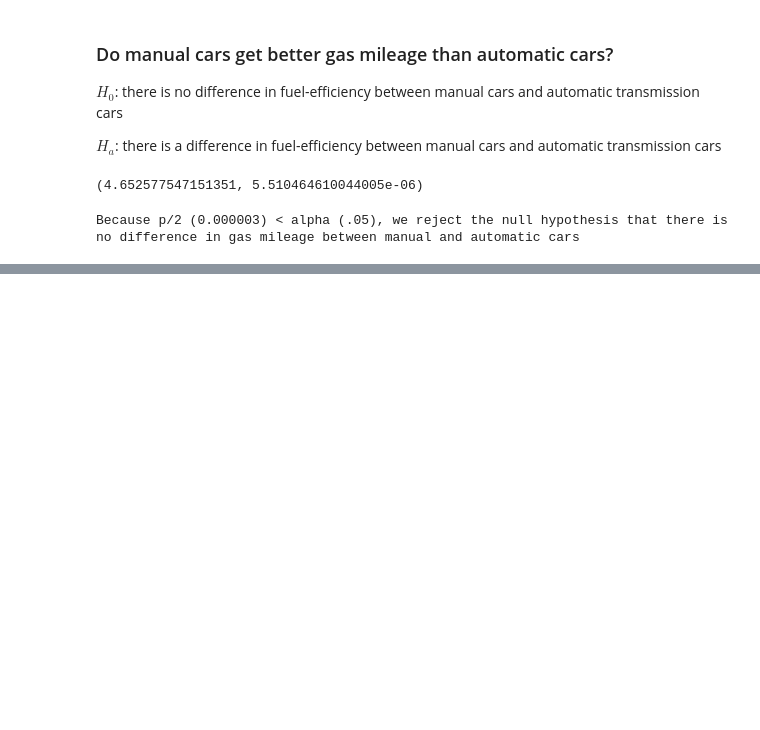
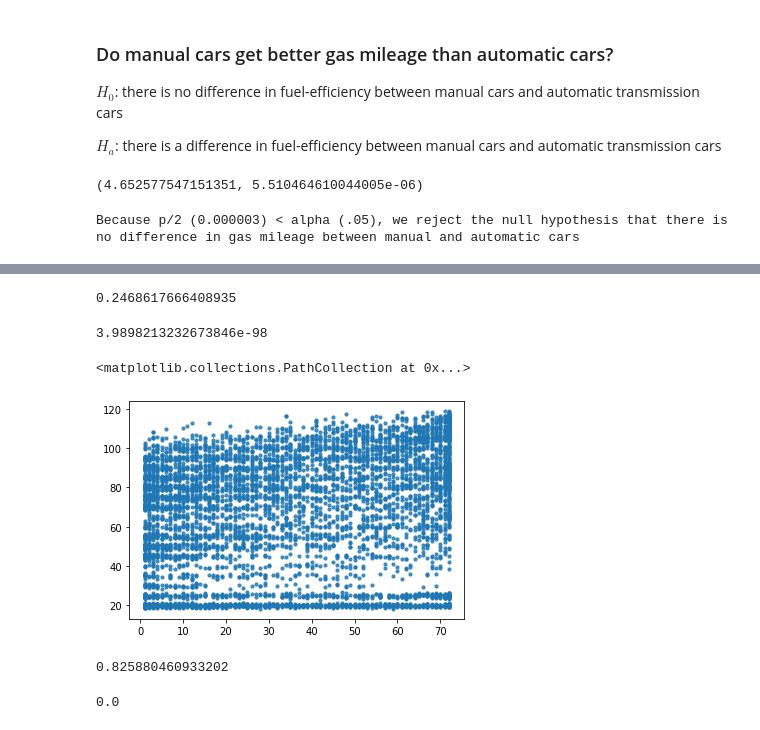
Before and after one commit to johngrinstead/statistics-exercises, a Jupyter notebook: hypothesis_testing.ipynb, the cells around one changed output, grey strips where cells are left out. Drawn from its saved outputs; the diff is of its cells as text; code cells hidden in the pictures; blank space fills up the shorter version.

```diff
--- a/hypothesis_testing.ipynb
+++ b/hypothesis_testing.ipynb
@@ -185,0 +192,4 @@ Because p/2 (0.000003) < alpha (.05), we reject the null hypothesis that there i
+# %%
+telco_churn = pd.read_csv('Cust_Churn_Telco.csv')
+
+telco_churn.head()
@@ -185,0 +206,13 @@ Because p/2 (0.000003) < alpha (.05), we reject the null hypothesis that there i
+# %%
+r
+# %% [output]
+0.2468617666408935
+# %%
+p
+# %% [output]
+3.9898213232673846e-98
+# %%
+plt.scatter(telco_churn.tenure,telco_churn.MonthlyCharges, s=10, alpha=0.8)
+# %% [output]
+<matplotlib.collections.PathCollection at 0x...>
+[figure, added]
@@ -185,0 +223,8 @@ Because p/2 (0.000003) < alpha (.05), we reject the null hypothesis that there i
+# %%
+r
+# %% [output]
+0.825880460933202
+# %%
+p
+# %% [output]
+0.0
```
Also changed, not shown: parts of 29 cells of this notebook, 2 other files.
